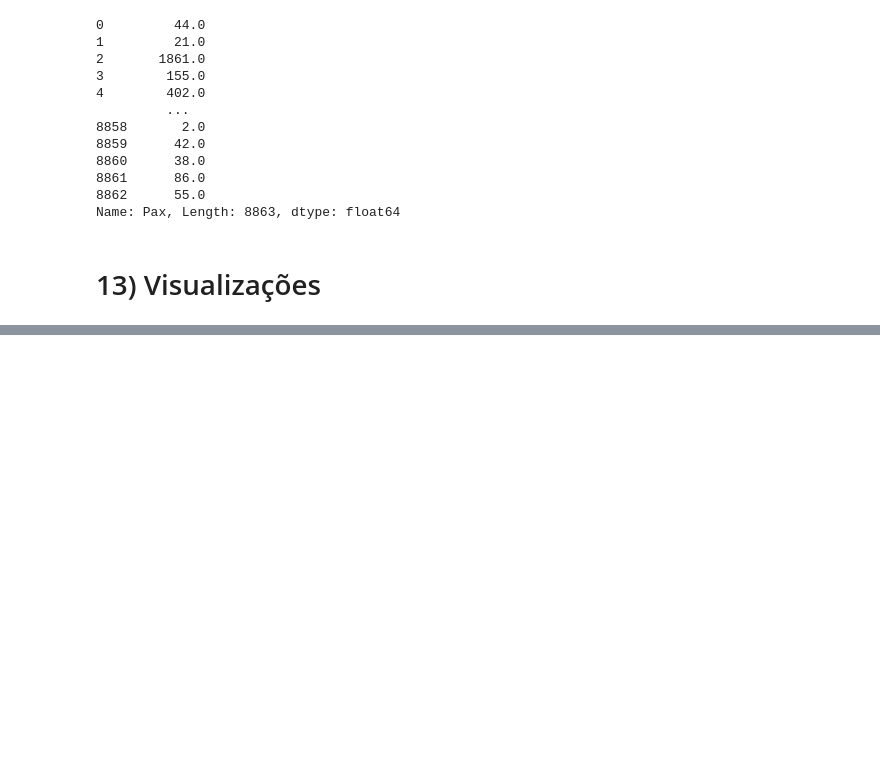
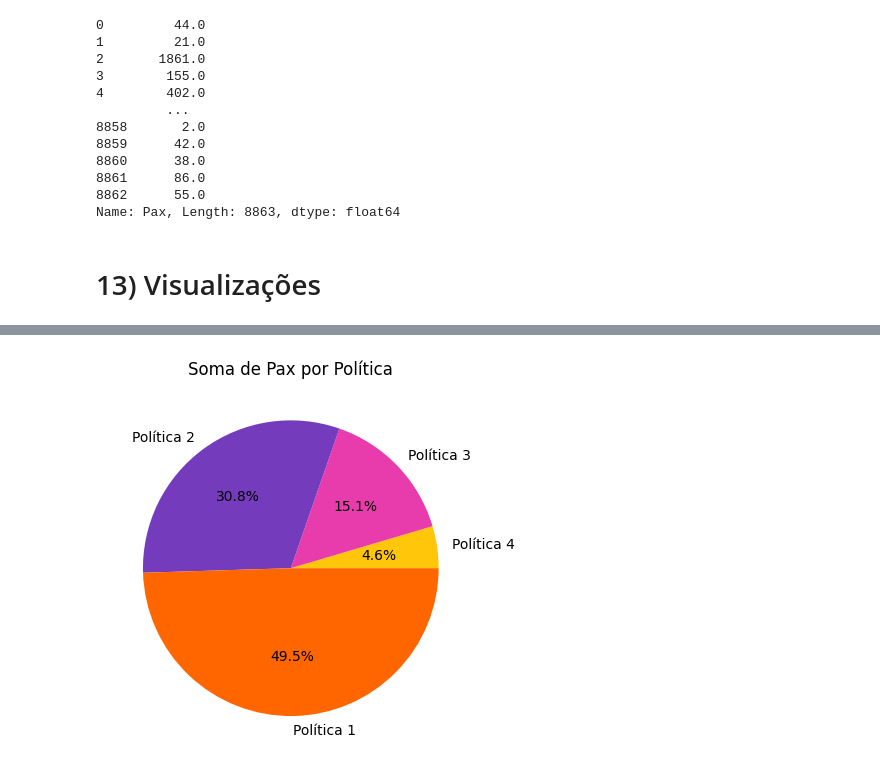
Before and after one commit to ThiagoPedrazi/MVP_Puc, a Jupyter notebook: MVP_ThiagoPedrazi.ipynb, the cells around one changed output, grey strips where cells are left out. Saved outputs shown, nothing was run; the diff lists cells and outputs as text; code cells hidden in the pictures; blank space fills up the shorter version.

```diff
--- a/MVP_ThiagoPedrazi.ipynb
+++ b/MVP_ThiagoPedrazi.ipynb
@@ -387,0 +450,23 @@ plt.show()
+# %%
+# Agrupar por Política e somar os valores de Pax em cada política
+df_grouped = Dataset_Pax_Sem_Missings.groupby('Política')['Pax'].sum()
+
+# Criar um novo DataFrame com a soma de Pax por Política
+df_Pax_Por_Política_Pizza = pd.DataFrame({'Política': df_grouped.index, 'Total_Pax': df_grouped.values})
+
+# Ordenar o DataFrame em ordem decrescente com base na soma de Pax
+df_Pax_Por_Política_Pizza = df_Pax_Por_Política_Pizza.sort_values(by='Total_Pax', ascending=True)
+
+# Definir as cores para cada política
+colors = ['#FFC60A', '#E93CAC', '#753BBD', '#FF6600']
+
+# Plotar o gráfico de pizza
+plt.pie(df_Pax_Por_Política_Pizza['Total_Pax'], labels=df_Pax_Por_Política_Pizza['Política'], colors=colors, autopct='%1.1f%%')
+
+# Adicionar legendas e rótulos de dados
+plt.title('Soma de Pax por Política')
+
+# Exibir o gráfico
+plt.show()
+# %% [output]
+[figure, added]
```
Also changed, not shown: parts of 7 cells of this notebook.
